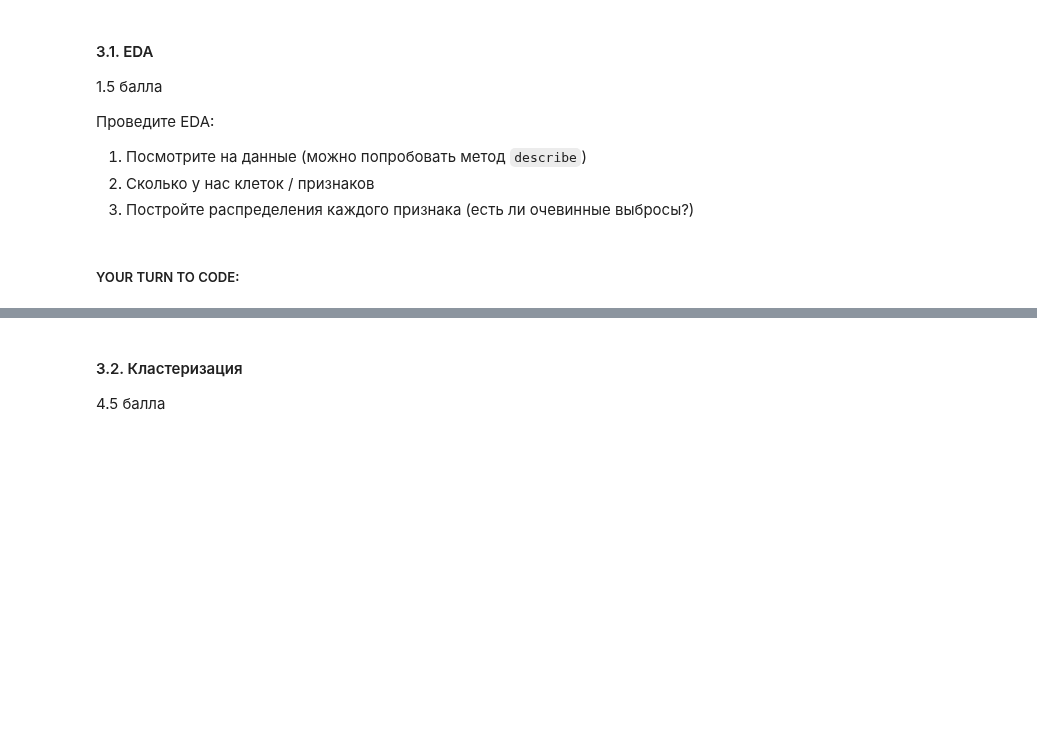
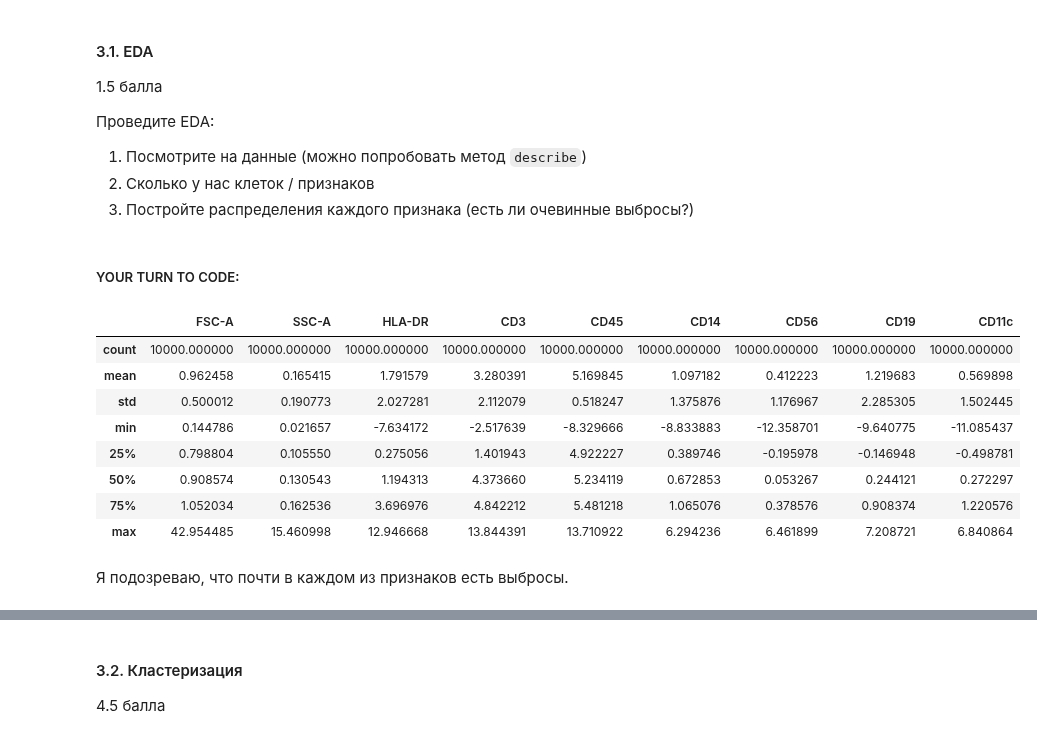
Before and after one commit to LeviusBI/BI_ML_2023, a Jupyter notebook: hwfolder/code/Cluster_tSNE.ipynb, the cells around one changed output, grey strips where cells are left out. Drawn from its saved outputs; the diff is of its cells as text; code cells hidden in the pictures; blank space fills up the shorter version.

```diff
--- a/hwfolder/code/Cluster_tSNE.ipynb
+++ b/hwfolder/code/Cluster_tSNE.ipynb
@@ -244,3 +272,17 @@ def algorithm_selection(X, distances, algorithms, metrics):
 fc_data = pd.read_csv(join(DATA_PATH, "flow_c_data.csv"), index_col=0)
 # %% [markdown]
 ##### YOUR TURN TO CODE:
+# %%
+descr = fc_data.describe(); descr
+# %% [output]
+|  | FSC-A | SSC-A | HLA-DR | CD3 | CD45 | CD14 | CD56 | CD19 | CD11c |
+| count | 10000.000000 | 10000.000000 | 10000.000000 | 10000.000000 | 10000.000000 | 10000.000000 | 10000.000000 | 10000.000000 | 10000.000000 |
+| mean | 0.962458 | 0.165415 | 1.791579 | 3.280391 | 5.169845 | 1.097182 | 0.412223 | 1.219683 | 0.569898 |
+| std | 0.500012 | 0.190773 | 2.027281 | 2.112079 | 0.518247 | 1.375876 | 1.176967 | 2.285305 | 1.502445 |
+| min | 0.144786 | 0.021657 | -7.634172 | -2.517639 | -8.329666 | -8.833883 | -12.358701 | -9.640775 | -11.085437 |
+| 25% | 0.798804 | 0.105550 | 0.275056 | 1.401943 | 4.922227 | 0.389746 | -0.195978 | -0.146948 | -0.498781 |
+| 50% | 0.908574 | 0.130543 | 1.194313 | 4.373660 | 5.234119 | 0.672853 | 0.053267 | 0.244121 | 0.272297 |
+| 75% | 1.052034 | 0.162536 | 3.696976 | 4.842212 | 5.481218 | 1.065076 | 0.378576 | 0.908374 | 1.220576 |
+| max | 42.954485 | 15.460998 | 12.946668 | 13.844391 | 13.710922 | 6.294236 | 6.461899 | 7.208721 | 6.840864 |
+# %% [markdown]
+Я подозреваю, что почти в каждом из признаков есть выбросы.
```
Also changed, not shown: parts of 15 cells of this notebook.
